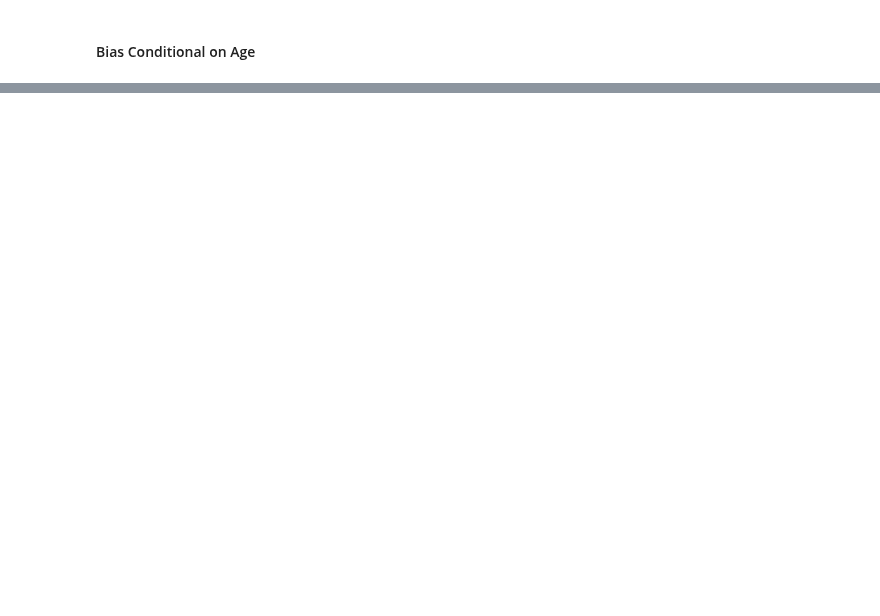
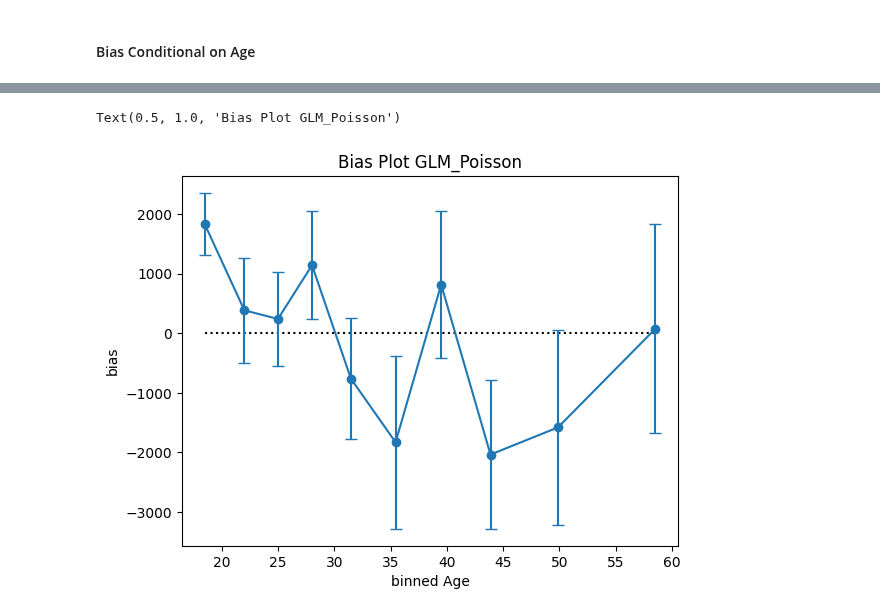
Before and after one commit to lorentzenchr/model-diagnostics, a Jupyter notebook: docs/examples/regression_on_workers_compensation.ipynb, the cells around one changed output, grey strips where cells are left out. Saved outputs shown, nothing was run; the diff lists cells and outputs as text; code cells hidden in the pictures; blank space fills up the shorter version.

```diff
--- a/docs/examples/regression_on_workers_compensation.ipynb
+++ b/docs/examples/regression_on_workers_compensation.ipynb
@@ -351,0 +353,10 @@ plot_bias(
+# %%
+ax = plot_bias(
+    y_obs=y_test,
+    y_pred=m_glm_poisson.predict(X_test),
+    feature=X_test["Age"],
+)
+ax.set_title(ax.get_title() + " GLM_Poisson")
+# %% [output]
+Text(0.5, 1.0, 'Bias Plot GLM_Poisson')
+[figure, added]
```
Also changed, not shown: parts of 8 cells of this notebook, 3 other files.
